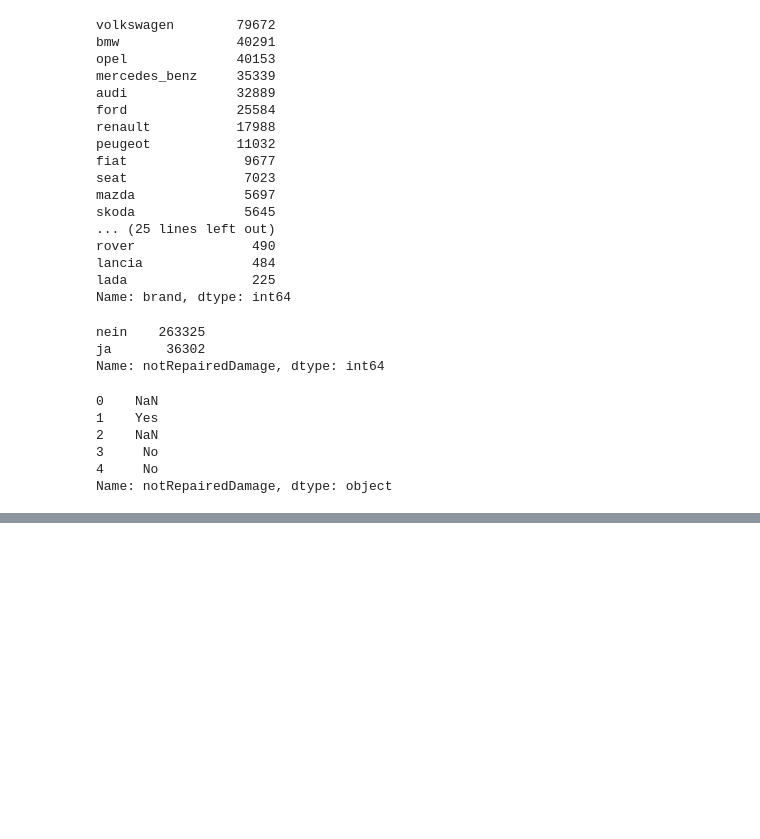
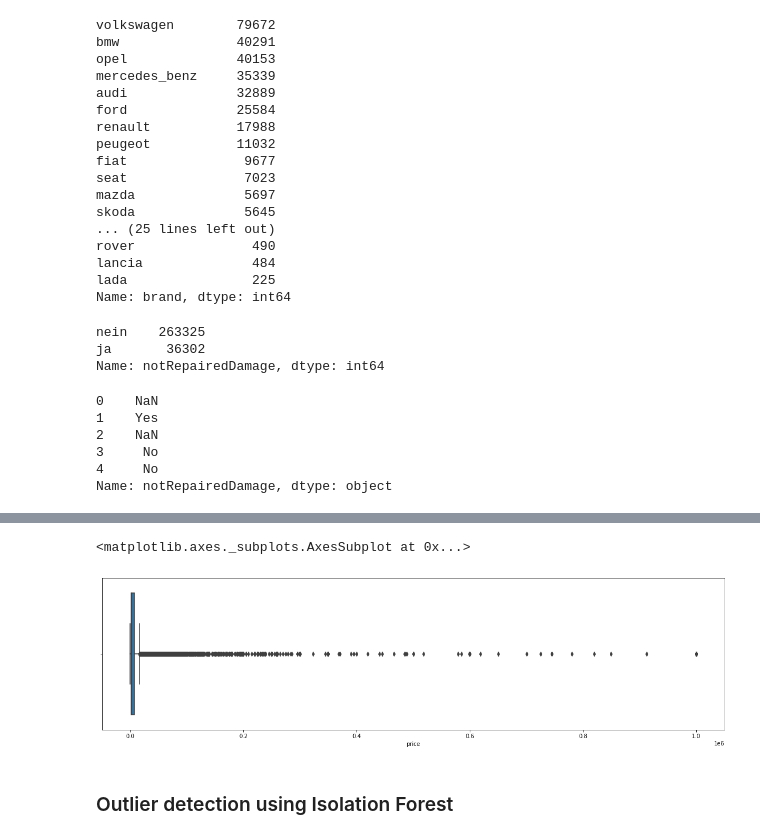
Before and after one commit to pratikasarkar/Used-Car-Price-Prediction, a Jupyter notebook: cars.ipynb, the cells around one changed output, grey strips where cells are left out. Saved outputs shown, nothing was run; the diff lists cells and outputs as text; code cells hidden in the pictures; blank space fills up the shorter version.

```diff
--- a/cars.ipynb
+++ b/cars.ipynb
@@ -215,0 +315,8 @@ df.head(3)
+# %%
+plt.figure(figsize = (20,5))
+sns.boxplot(df[(df['price']>=100) & (df['price']<=1000000)]['price'])
+# %% [output]
+<matplotlib.axes._subplots.AxesSubplot at 0x...>
+[figure, added]
+# %% [markdown]
+### Outlier detection using Isolation Forest
```
Also changed, not shown: parts of 16 cells of this notebook.
